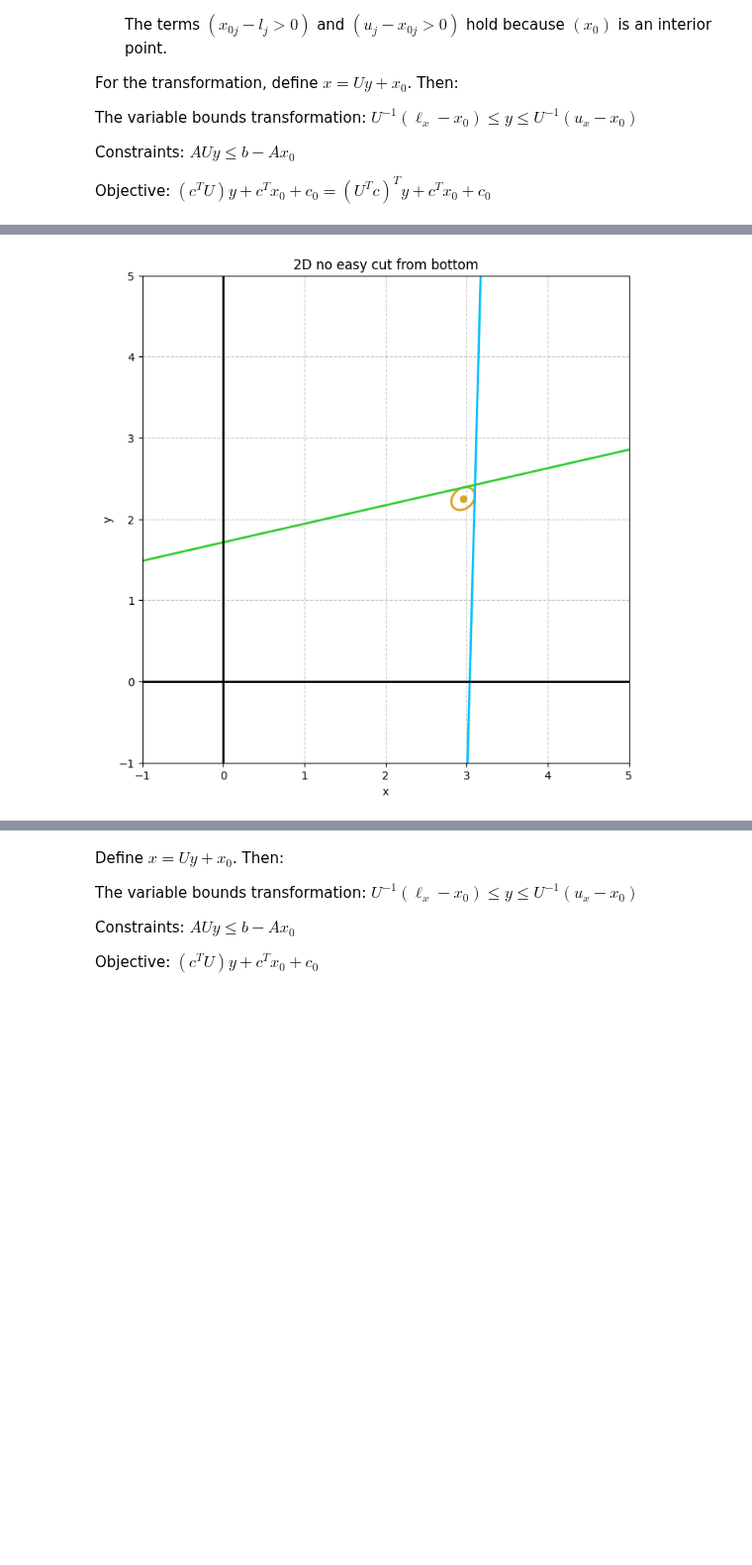
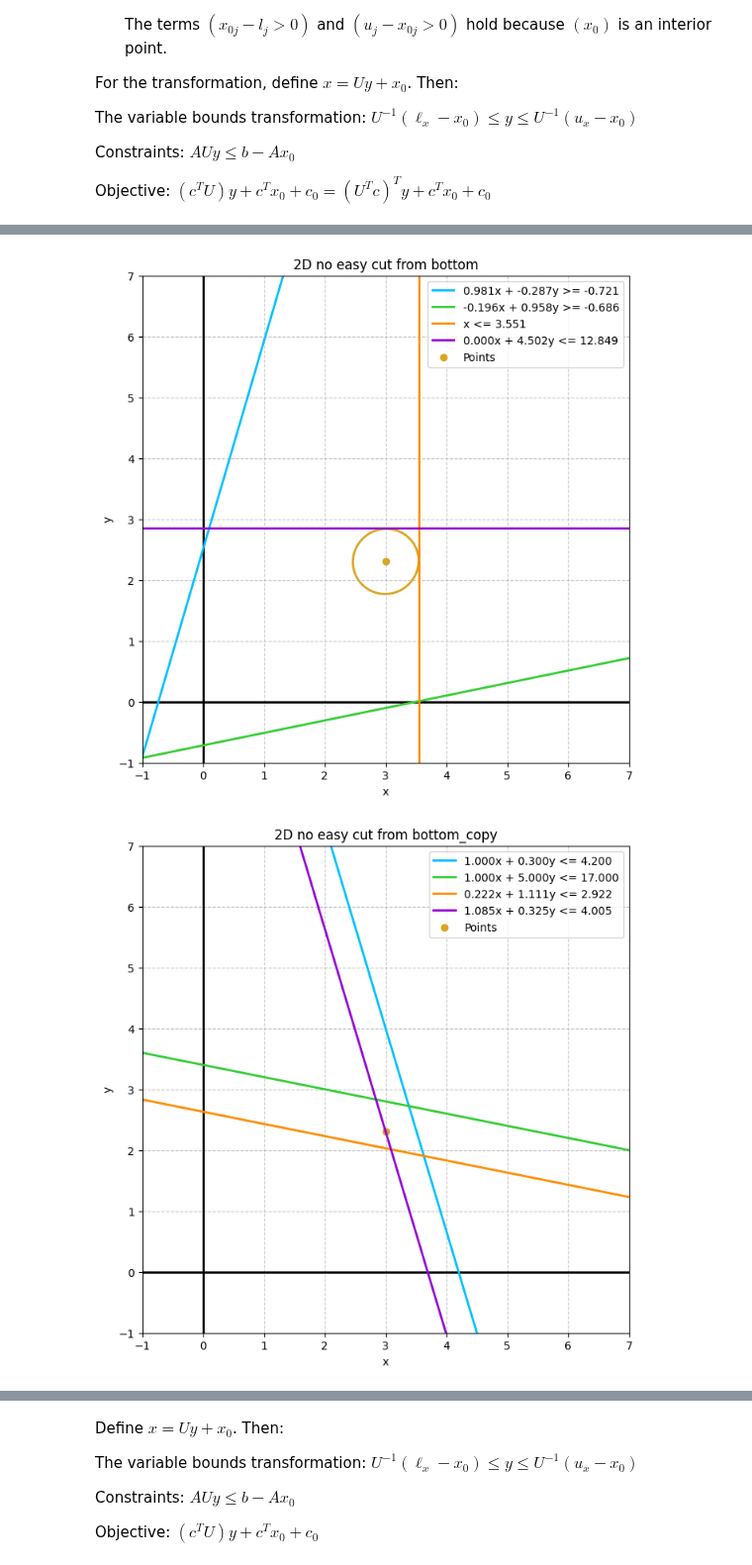
Before and after one commit to BrannonKing/intersection_cuts, a Jupyter notebook: dikin_for_basis_improvement.ipynb, the cells around one changed output, grey strips where cells are left out. Shown at 99% size. Drawn from its saved outputs; the diff is of its cells as text; code cells hidden in the pictures; blank space fills up the shorter version.

```diff
--- a/dikin_for_basis_improvement.ipynb
+++ b/dikin_for_basis_improvement.ipynb
@@ -192,11 +253,11 @@ Running: 2D from top
 il.reload(du)
 # test = np.array([[1, 2, 3], [4, 5, 6], [7, 8, 9]])
 # test = np.array([[.1, -1, .3], [1, 0, 5], [1, 2, 6]])
-test = np.array([[1, -1, 3], [1, 0, 5], [1, 2, 6]])
+H = np.array([[30, 7], [9, 10]])
 # test = np.array([[1, 0, 5], [1, -1, 3], [1, 2, 6]])
 
-# U = du.CLLL(test)
-import scipy.sparse as sps
-test = sps.csc_matrix(test)
-U = du.CLLL(test)
-test.toarray(), U, np.linalg.det(U)
+U = du.CLLL_Post(H)
+# import scipy.sparse as sps
+# test = sps.csc_matrix(test)
+# U = du.CLLL_Post(test)
+H, U, np.linalg.det(U)
@@ -422,7 +520,7 @@ for instance in list(instances.values())[7:8]:
     # model2 = apply_transform(model, warp, np.zeros(c.shape[0]), normalize_Ab=True)
     # warp = np.linalg.inv(warp)
     # U = warp # / np.linalg.norm(warp, axis=0) # du.CLLL(warp)
-    U = du.CLLL(warp)
+    U = du.CLLL_Post(warp)
     A2 = U @ A
     b2 = U @ b
 
@@ -455,26 +553,11 @@ AttributeError: module 'dikin_utils' has no attribute 'CLLL'
 # %%
 # bring the corner in so that it's acute
+# or just use the tableau so we get axis-aligned vectors
 
 il.reload(el)
 il.reload(gu)
 il.reload(pu)
 il.reload(du)
-
-def fix_tableau_dirs(mdl, tab, idx):
-    variables = mdl.getVars()
-    constraints = mdl.getConstrs()
-    for col, j in enumerate(idx):
-        if j < len(variables):
-            # print("Var INFO:", variables[j].VarName, "VBasis", variables[j].VBasis, "LB", variables[j].LB, "UB", variables[j].UB)
-            if variables[j].VBasis == -2:
-                tab[:, col] = -tab[:, col]  # might need to be UB - ... ?
-            elif variables[j].VBasis == -1:  # not sure what to do with VBasis=-3
-                if variables[j].LB != 0.0:
-                    print("Warning: LB is nonzero for variable", variables[j].VarName, "LB", variables[j].LB, "UB", variables[j].UB)
-        else:
-            constraint = constraints[j - len(variables)]
-            if constraint.Sense == '>':  # Achterberg said lt and lte are standard; should just need to flip gt
-                tab[:, col] = -tab[:, col]
 
 instances = el.get_instances(env)
 # instances = jl.get_instances()
@@ -497,12 +580,16 @@ for instance in list(instances.values())[1:2]:
     # get the corner vectors
     basis = gu.read_basis(relaxed)
     tableau, col_to_var_idx, negated_rows = gu.read_tableau(relaxed, basis, remove_basis_cols=True)
-    fix_tableau_dirs(relaxed, tableau, col_to_var_idx)
+    gu.fix_tableau_dirs(relaxed, tableau, col_to_var_idx)
     tableau /= np.linalg.norm(tableau, axis=0)  # normalize column vectors
 
-    x2_bas = retreat_from_optimum_via_average_vector(tableau, x1[basis], np.sqrt(niv)* 0.45)
-    x2 = np.zeros_like(x1)
-    x2[basis] = x2_bas
+    # x2_bas = retreat_from_optimum_via_average_vector(tableau, x1[basis], np.sqrt(niv)* 0.45)
+    # x2 = np.zeros_like(x1)
+    # x2[basis] = x2_bas
+
+    with lt.CodeTimer("Finding interior point"):
+        x2 = find_interior_point(model, np.sqrt(niv) * 0.4, x1)
+
     direction = (x1 - x2).reshape(-1, 1)  # vectors point away by default
     # direction = np.ones((tableau.shape[0], 1))  # vectors point away by default
 
@@ -517,16 +604,23 @@ for instance in list(instances.values())[1:2]:
         keepers = np.argsort(np.abs(np.dot(tableau.T, direction).flatten()))[::-1]
         tableau = tableau[:, keepers[:tableau.shape[0]]]
 
-    scaled = exp_scale_2(tableau, direction, eps=2)  # could negate dir or tableau
+    # scaled = exp_scale_2(tableau, direction, eps=0.0)  # could negate dir or tableau
+    scaled = tableau
+    # scaled = to_U_via_LU(scaled, 0.27)
     # scaled = to_det_1(scaled)
     # orig = scaled.copy()
     # B2, U = du.lll_reduction_deepseek(scaled)
-    U = scaled # du.CLLL_Post(scaled)
+    U = scaled #  du.CLLL_Post(scaled)
 
     # either we make the matrix big enough for all variables, or we make it only apply to the basis variables.
     # if we do the former, I don't have to drop any columns. However, that's likely much larger and requires sparse handling.
 
-    model2 = apply_transform(model, U, -x2, basis)  # np.zeros_like(x2)
+    model2 = apply_transform(model, U, x2, basis)  # np.zeros_like(x2)
+    model2.params.Presolve = 0
+    model2.params.Heuristics = 0
+    model2.params.Cuts = 0
+    _, _ = gu.relax_int_or_bin_to_continuous(model2)
+    model2.optimize()
     A, b, c, l, u = get_A_b_c_l_u(model2)
     # model2.params.LogToConsole = 0
     # model2.optimize()
@@ -539,6 +633,27 @@ for instance in list(instances.values())[1:2]:
     senses = np.array(model2.getAttr("Sense"))
     fig = pu.plot_constraints_lte(model.ModelName, A, b, l, u, senses, points=[x2[:2]])
     du.plot_ellipse(A, b, l, u, x2, fig=fig)
+
+    assert model2.Status == gp.GRB.OPTIMAL
+    basis = gu.read_basis(model2)
+    tableau, col_to_var_idx, negated_rows = gu.read_tableau(model2, basis, remove_basis_cols=True)
+    gu.fix_tableau_dirs(model2, tableau, col_to_var_idx)
+
+    # x=U(y - x0) + x0 so y=U_inv(x - x0) + x0
+    # so for y_i <= 2, we have (U_inv(x - x0) + x0)_i <= 2
+    x = gp.MVar.fromlist(relaxed.getVars())
+    y = model2._U_inv @ (x - x2) + x2
+    for i, row in zip(basis, -tableau):
+        # we can only cut vars that are supposed to be integers, but how can we tell which those are?
+        if np.all(row > -1e-5):
+            relaxed.addConstr(y[i] >= np.ceil(model2._y_vars[i].X))
+        elif np.all(row < 1e-5):
+            relaxed.addConstr(y[i] <= np.floor(model2._y_vars[i].X))
+
+    A, b, c, l, u = get_A_b_c_l_u(relaxed)
+    senses = np.array(relaxed.getAttr("Sense"))
+    fig = pu.plot_constraints_lte(relaxed.ModelName, A, b, l, u, senses, points=[x2[:2]])
+    # du.plot_ellipse(A, b, l, u, x2, fig=fig)
 # %% [output]
 Running: 2D no easy cut from bottom
    Relaxed 2 variables on 2D no easy cut from bottom_copy
@@ -545 +675,2 @@ Running: 2D no easy cut from bottom
-[figure, old version]
+[figure, new version]
+[figure, added]
```
Also changed, not shown: parts of 11 cells of this notebook, 5 other files.
